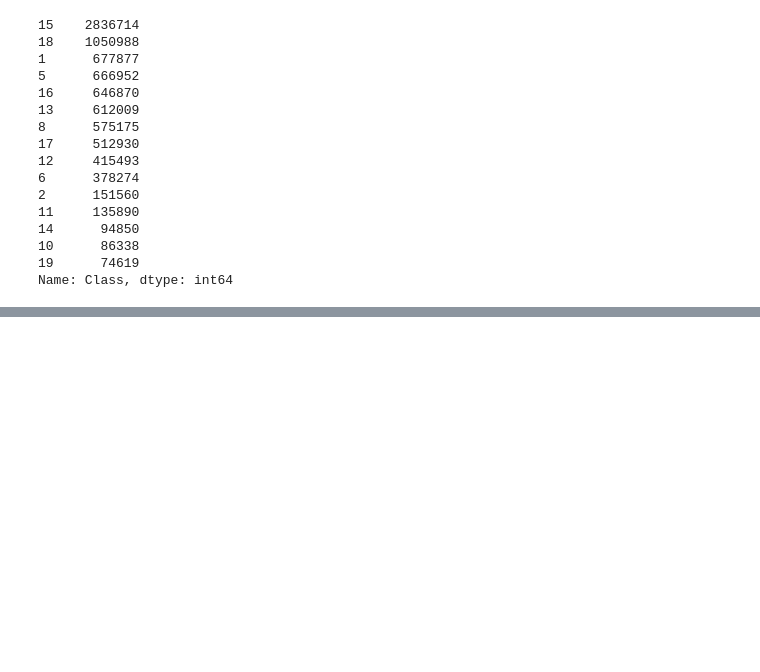
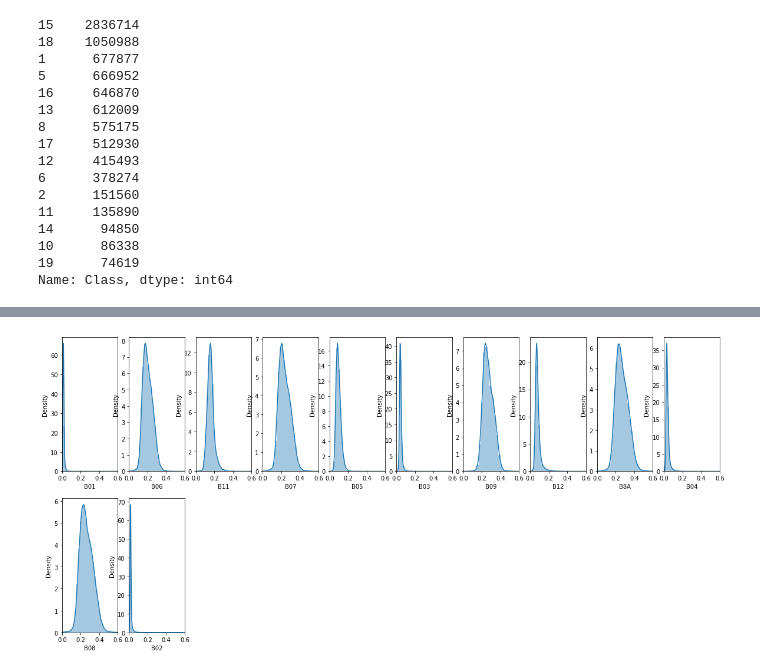
Before and after one commit to MudSnail/Land_Cover_Classification, a Jupyter notebook: EDA.ipynb, the cells around one changed output, grey strips where cells are left out. Saved outputs shown, nothing was run; the diff lists cells and outputs as text; code cells hidden in the pictures; blank space fills up the shorter version.

```diff
--- a/EDA.ipynb
+++ b/EDA.ipynb
@@ -86,0 +127,5 @@ Name: Class, dtype: int64
+# %%
+#Check skewness of Class 5
+plot_class_distributions(5,0, 0.6)
+# %% [output]
+[figure, added]
```
Also changed, not shown: parts of 22 cells of this notebook.
